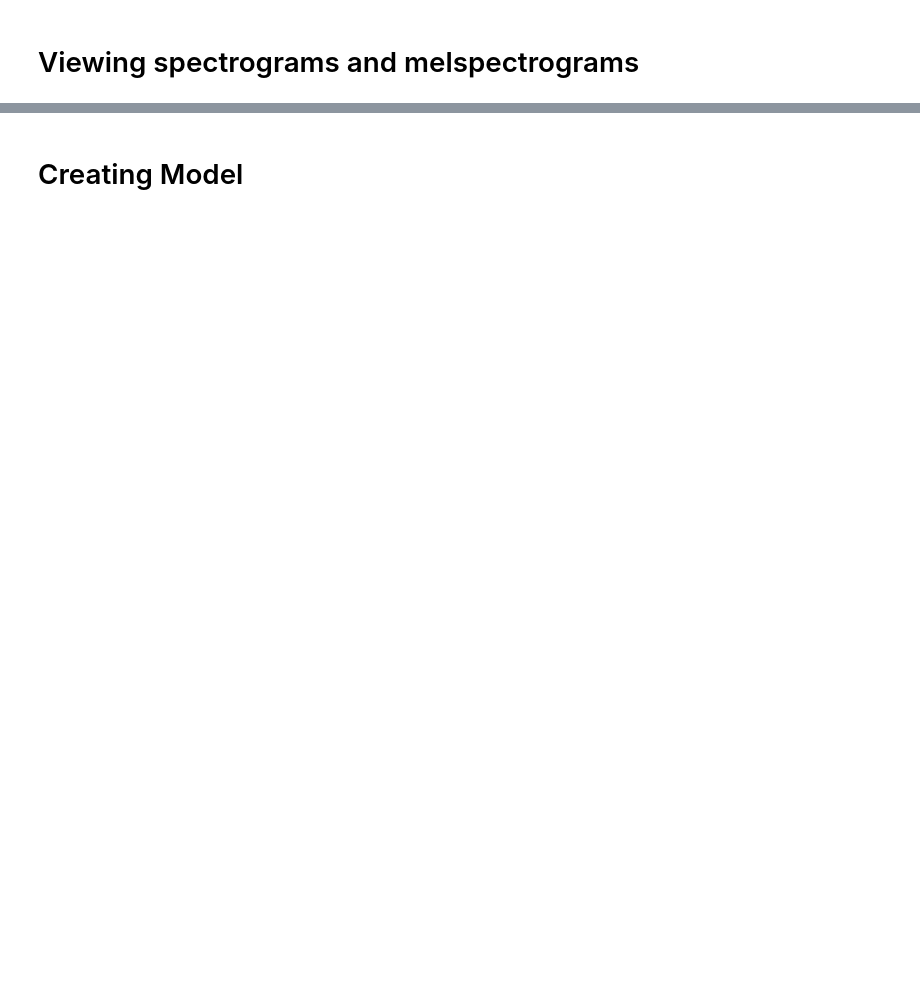
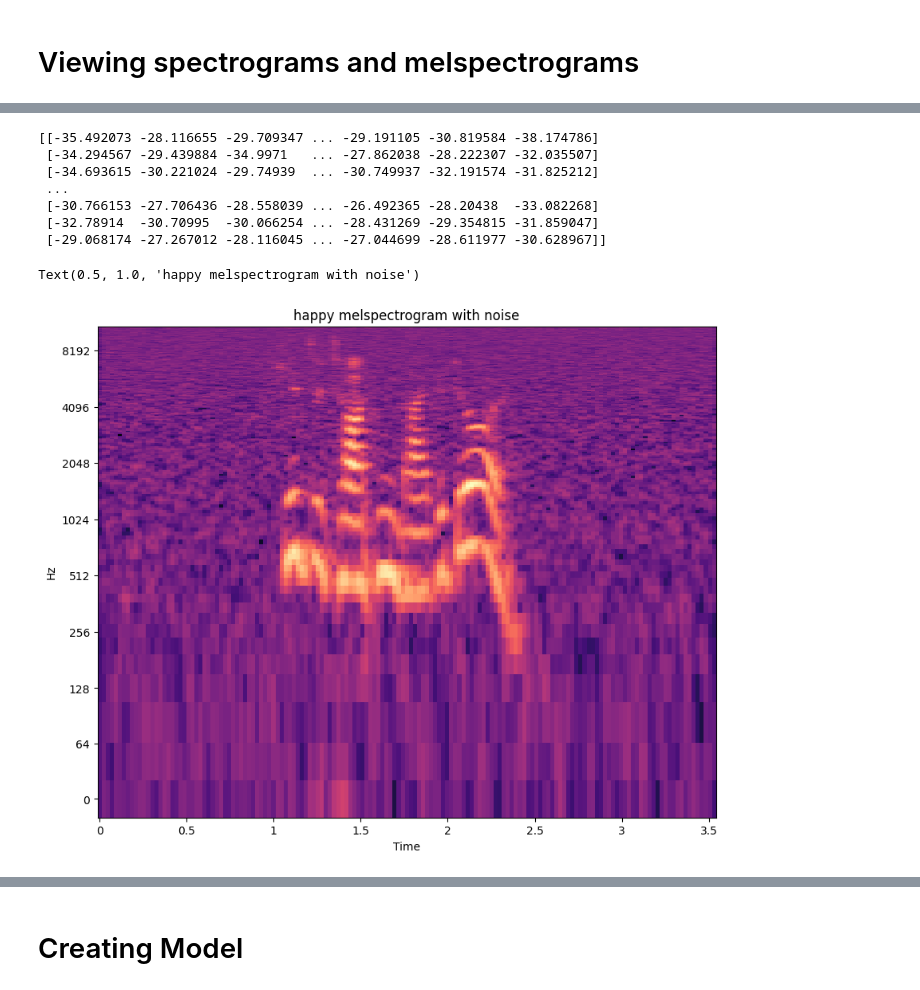
Before and after one commit to khirobenn/RAVDESS-Emotion-Recognition-from-Speech, a Jupyter notebook: speech-emotion-recognitin.ipynb, the cells around one changed output, grey strips where cells are left out. Cells and saved outputs as stored; diff of their text form; code cells hidden in the pictures; blank space fills up the shorter version.

```diff
--- a/speech-emotion-recognitin.ipynb
+++ b/speech-emotion-recognitin.ipynb
@@ -91,7 +73,5 @@ def prepare_data(audio_path, sr=22050):
 # %%
-def add_noise(audio, noise_factor=0.005, sr=22050):
-
-    audio_file, m = librosa.load(path=audio, sr=sr, duration=3.5)
+def add_noise(audio_file, noise_factor=0.005, sr=22050):
 
     noise = np.random.randn(len(audio_file))
     augmented_audio = audio_file + noise_factor * noise
@@ -106,16 +86,13 @@ def add_noise(audio, noise_factor=0.005, sr=22050):
 
     return mel_spectogram_db
 
-def pitch_shift(audio, pitch_factor=2, sr=22050):
+def pitch_shift(audio_file, pitch_factor=2, sr=22050):
+    shifted_audio = librosa.effects.pitch_shift(audio_file, sr=sr, n_steps=pitch_factor)
 
-    audio_file, m = librosa.load(path=audio, sr=sr, duration=3.5)
+    if(len(shifted_audio) < int(sr*3.5)):
+        shifted_audio = librosa.util.fix_length(shifted_audio, size=int(3.5*sr))
 
-    augmented_audio = librosa.effects.pitch_shift(audio_file, sr=sr, n_steps=pitch_factor)
-
-    if(len(augmented_audio) < int(sr*3.5)):
-        augmented_audio = librosa.util.fix_length(augmented_audio, size=int(3.5*sr))
-
-    mel_spec = librosa.feature.melspectrogram(y=augmented_audio, n_mels=256, sr=sr)
+    mel_spec = librosa.feature.melspectrogram(y=shifted_audio, n_mels=256, sr=sr)
     mel_spectogram_db = librosa.power_to_db(mel_spec)
     # normalize the sample
     mel_spectogram_db = mel_spectogram_db.astype(np.float32)
@@ -185,0 +177,17 @@ sp = librosa.display.specshow(my_example, x_axis="time", y_axis="log", ax=ax)
+# %%
+# Adding noise:
+noise = add_noise(audio_file)
+print(noise)
+fig, ax = plt.subplots(figsize=(10, 8))
+sp = librosa.display.specshow(noise, x_axis="time", y_axis="log", ax=ax)
+ax.set_title(emotion + " melspectrogram with noise")
+# %% [output]
+[[-35.492073 -28.116655 -29.709347 ... -29.191105 -30.819584 -38.174786]
+ [-34.294567 -29.439884 -34.9971   ... -27.862038 -28.222307 -32.035507]
+ [-34.693615 -30.221024 -29.74939  ... -30.749937 -32.191574 -31.825212]
+ ...
+ [-30.766153 -27.706436 -28.558039 ... -26.492365 -28.20438  -33.082268]
+ [-32.78914  -30.70995  -30.066254 ... -28.431269 -29.354815 -31.859047]
+ [-29.068174 -27.267012 -28.116045 ... -27.044699 -28.611977 -30.628967]]
+Text(0.5, 1.0, 'happy melspectrogram with noise')
+[figure, added]
```
Also changed, not shown: parts of 24 cells of this notebook.
